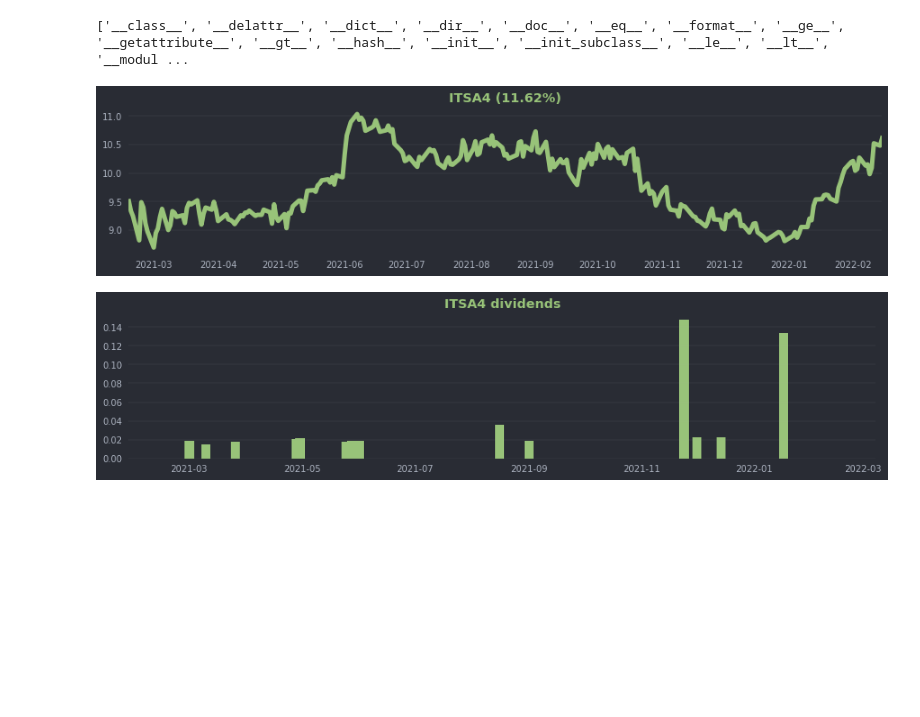
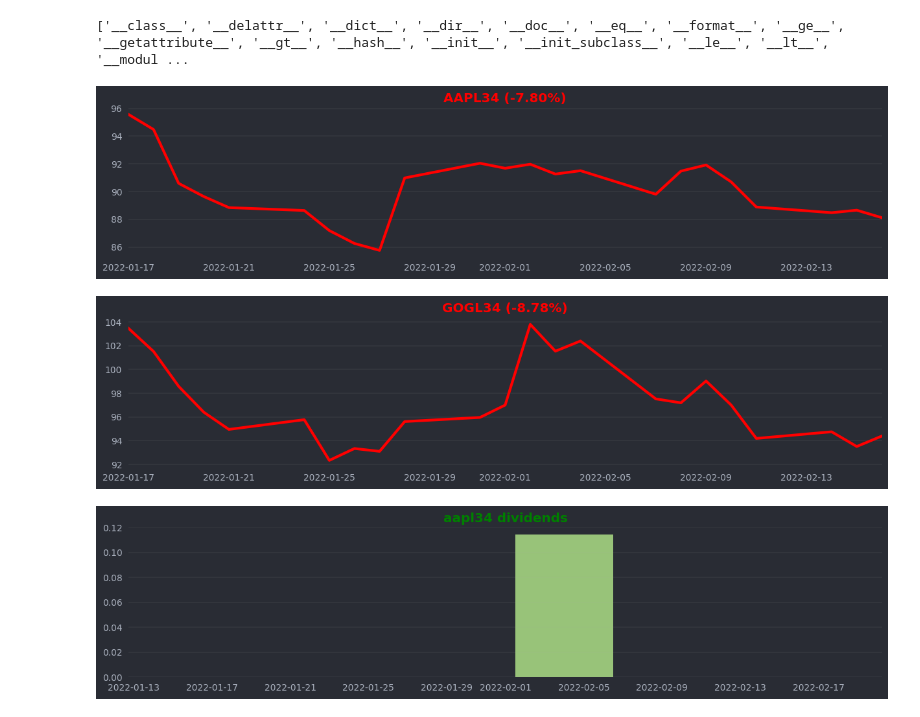
Before and after one commit to Giatroo/investiments, a Jupyter notebook: testing.ipynb, the cells around one changed output. Saved outputs shown, nothing was run; the diff lists cells and outputs as text; code cells hidden in the pictures; blank space fills up the shorter version.

```diff
--- a/testing.ipynb
+++ b/testing.ipynb
@@ -32,11 +31,14 @@ print(dir(yf.Ticker('GOGL34.SA')))
 # %% [output]
 ['__class__', '__delattr__', '__dict__', '__dir__', '__doc__', '__eq__', '__format__', '__ge__', '__getattribute__', '__gt__', '__hash__', '__init__', '__init_subclass__', '__le__', '__lt__', '__modul ...
 # %%
-from HistoryPlotter import MatplotHistoryPlotter
+from HistoryPlotter import MatplotHistoryPlotter, OneDarkPlotDecorator
 
-plotter = MatplotHistoryPlotter('itsa4', period='12mo')
-plotter.lineplot()
-plotter.dividends()
+plotter = MatplotHistoryPlotter()
+plotter = OneDarkPlotDecorator(plotter)
+plotter.lineplot('aapl34', period='1mo')
+plotter.lineplot('gogl34', period='1mo')
+plotter.dividends('aapl34')
 # %% [output]
-[figure, old version]
+[figure, new version]
-[figure, old version]
+[figure, new version]
+[figure, added]
```
Also changed, not shown: parts of 6 cells of this notebook.
